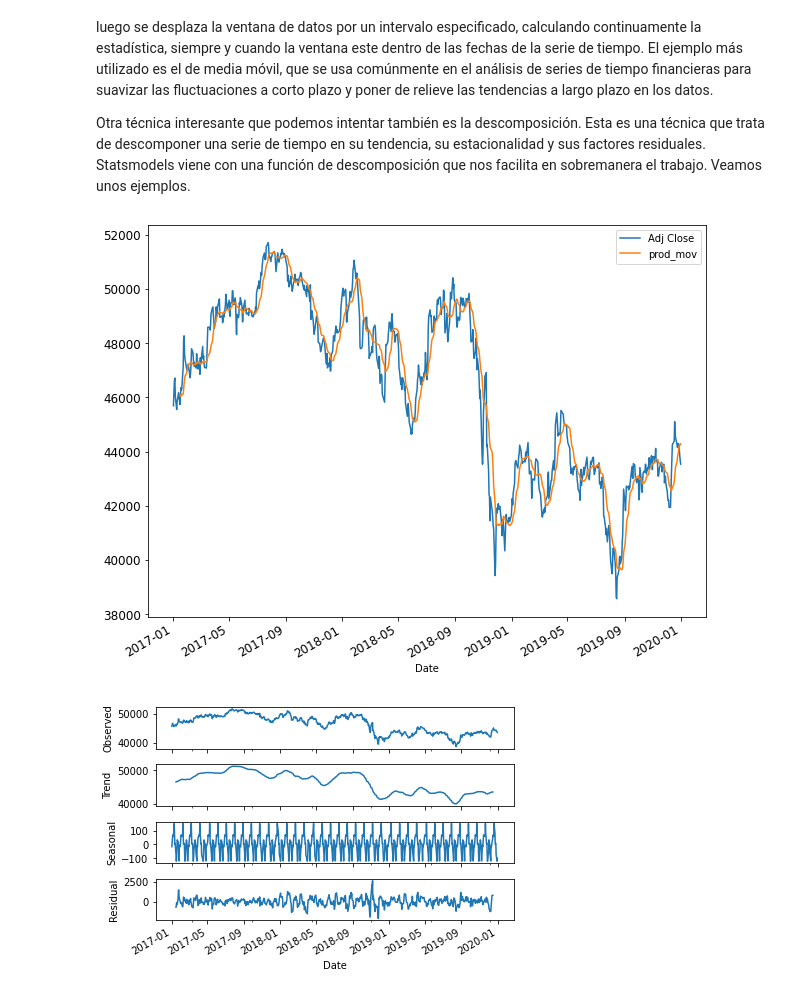
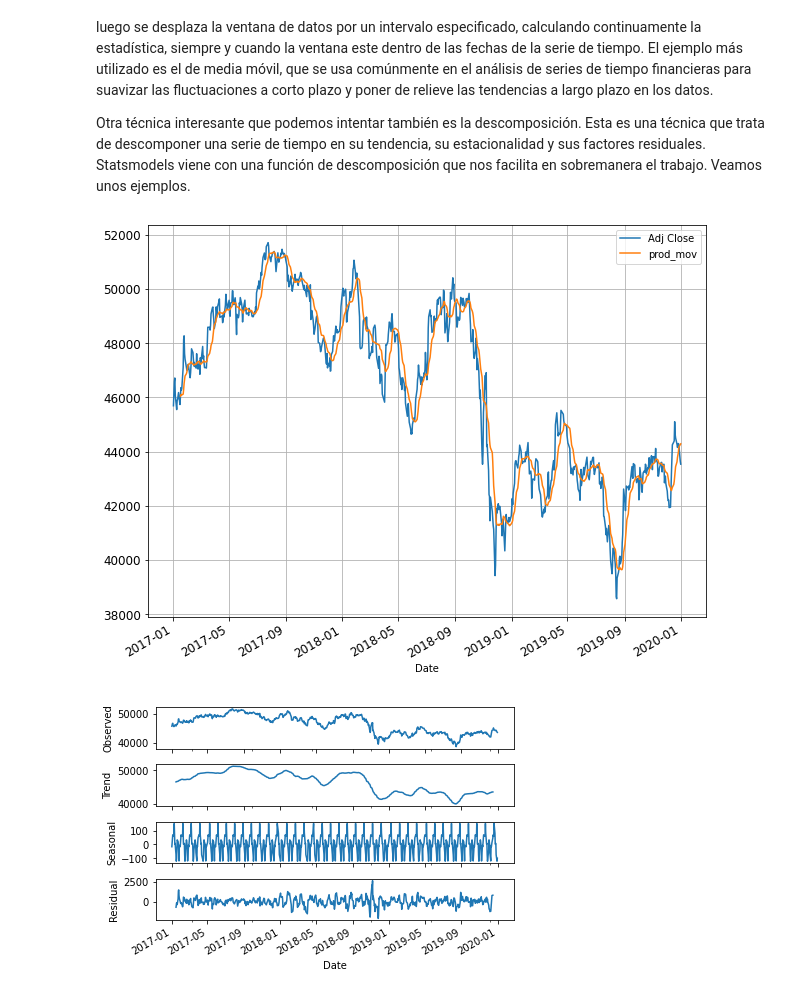
Before and after one commit to DonRoboto/Financial_Models, a Jupyter notebook: IPC_v1.ipynb, the cells around one changed output. Cells and saved outputs as stored; diff of their text form; code cells hidden in the pictures.

```diff
--- a/IPC_v1.ipynb
+++ b/IPC_v1.ipynb
@@ -289,17 +293,18 @@ Otra técnica interesante que podemos intentar también es la descomposición. E
 # %%
 # Calculando promedios móviles cada 5 días
 #wft_ma = pd.rolling_mean(wft['Adj Close'], 5)
 #wft['prod_mov'] = wft_ma
 #plot = wft[['Adj Close', 'prod_mov']].plot(figsize=(10, 8), fontsize=12)
 
 wft_ma = pd.Series(wft['Adj Close']).rolling(window=12).mean()
 
 #rolstd = pd.Series(wft['Adj Close']).rolling(window=12).std()
 
 wft['prod_mov'] = wft_ma
 plot = wft[['Adj Close', 'prod_mov']].plot(figsize=(10, 8), fontsize=12)
+plt.grid(True)
 # %% [output]
-[figure, old version]
+[figure, new version]
 # %%
 # Ejemplo de descomposición de serie de tiempo
 descomposicion = sm.tsa.seasonal_decompose(wft['Adj Close'],
```
Also changed, not shown: parts of 4 cells of this notebook.
